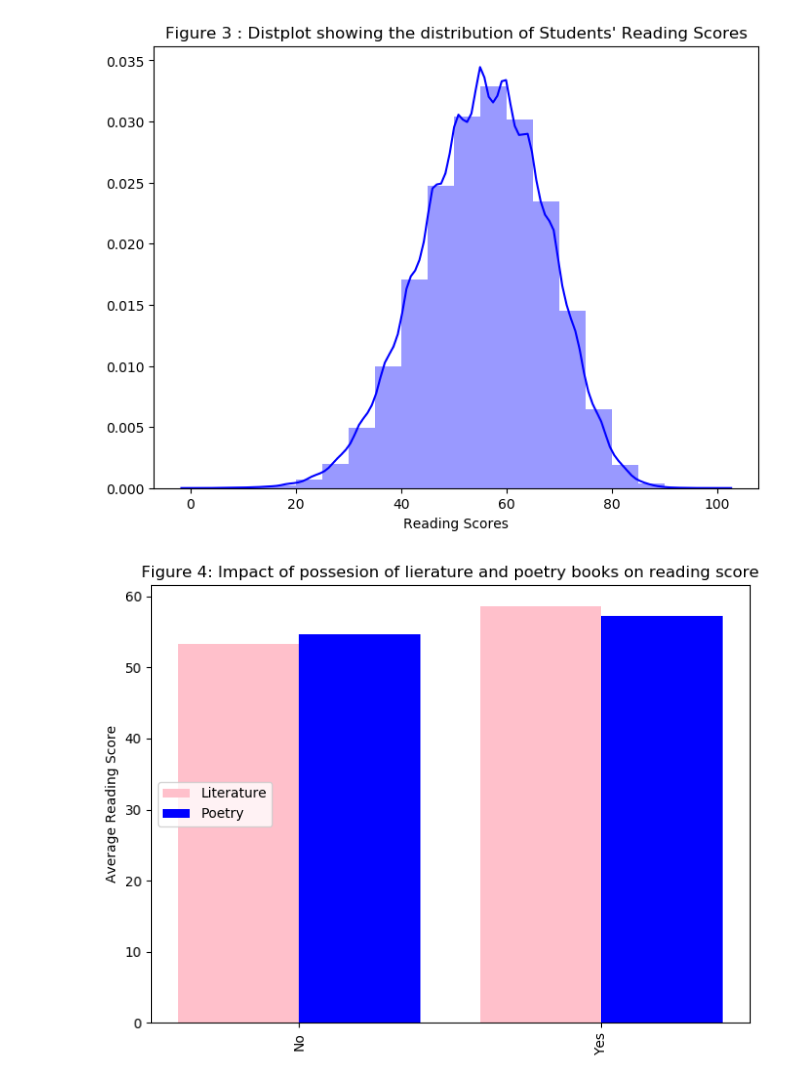
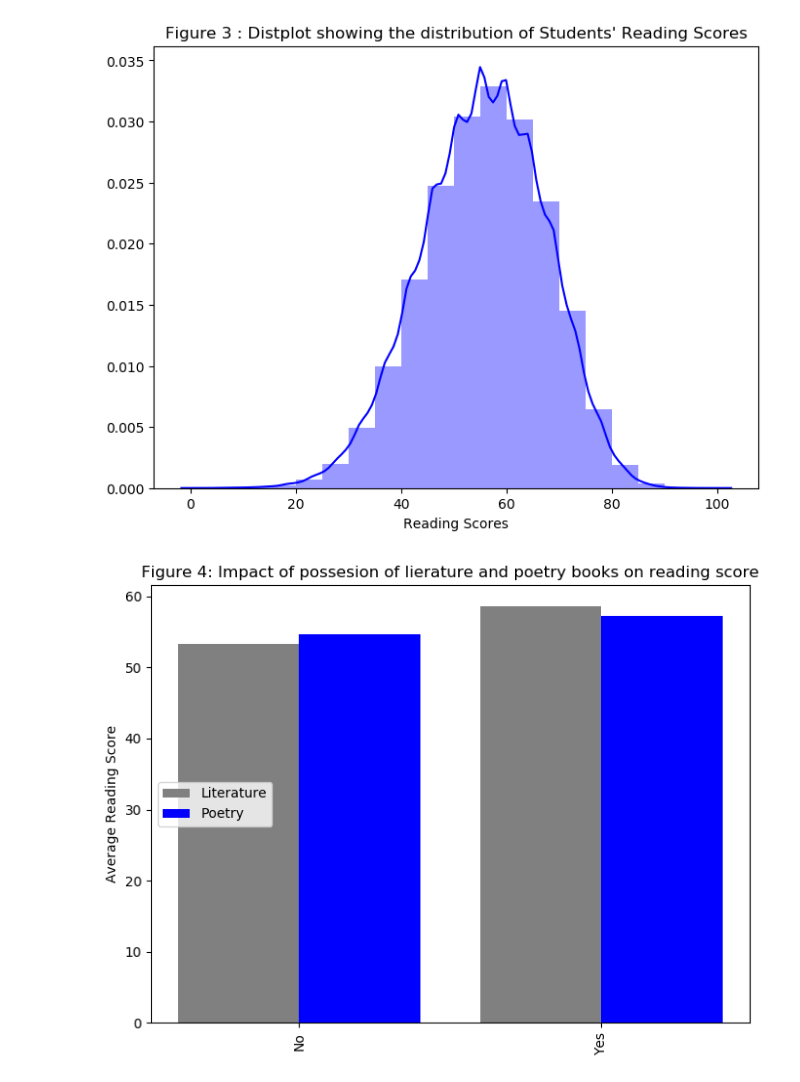
Before and after one commit to awojidetola/Udacity-Data-Analysis-ND, a Jupyter notebook: PISA 2012 Analysis/Combination 1.ipynb, the cells around one changed output. Saved outputs shown, nothing was run; the diff lists cells and outputs as text; code cells hidden in the pictures.

```diff
--- a/PISA 2012 Analysis/Combination 1.ipynb
+++ b/PISA 2012 Analysis/Combination 1.ipynb
@@ -202,21 +194,21 @@ plt.xlabel("Reading Scores");
 # %%
 plt.figure(figsize=(8, 6), dpi=100)
 
 lit = possesion_reading.groupby(['Literature'])['Reading_Score'].mean()
 poet = possesion_reading.groupby(['Poetry'])['Reading_Score'].mean()
 
 X = list(lit.index)
 Y = list(poet.index)
 Xvalues = lit.values
 Yvalues = poet.values
 
 X_axis = np.arange(0,2)
-plt.bar(X_axis - 0.2, Xvalues, 0.4, label = 'lit', color='pink')
+plt.bar(X_axis - 0.2, Xvalues, 0.4, label = 'lit', color='grey')
 plt.bar(X_axis + 0.2, Yvalues, 0.4, label = 'poet',color='blue')
 plt.xticks(X_axis, X, rotation=90)
 plt.legend(['Literature','Poetry'],loc=6)
 
 plt.ylabel("Average Reading Score")
 plt.title("Figure 4: Impact of possesion of lierature and poetry books on reading score");
 # %% [output]
-[figure, old version]
+[figure, new version]
```
Also changed, not shown: parts of 29 cells of this notebook.
